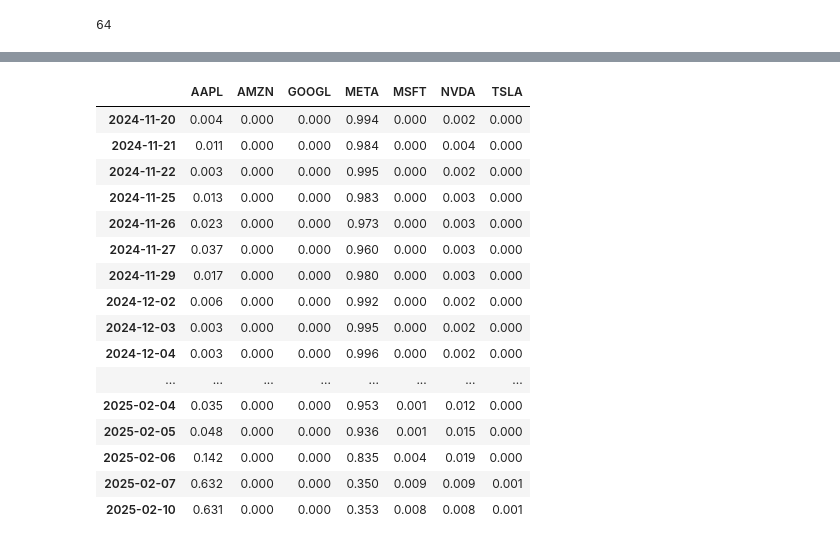
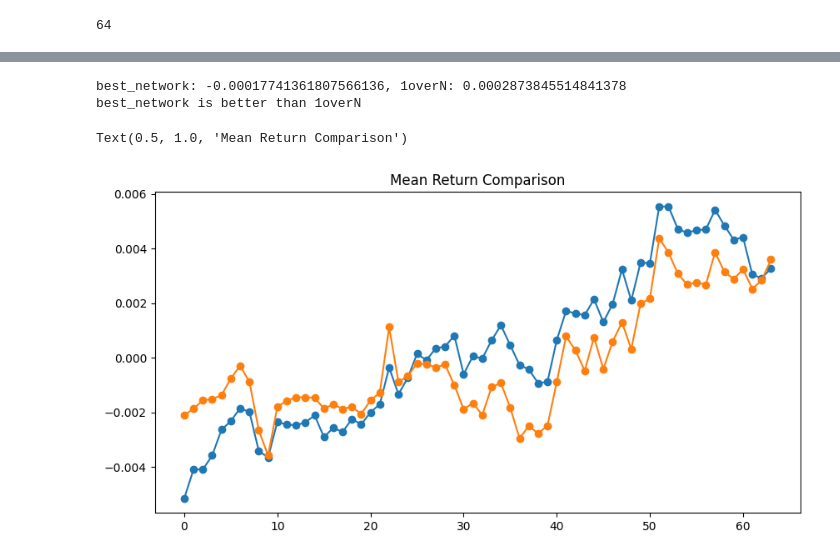
Before and after one commit to zhangmaosen/deep_portfolio, a Jupyter notebook: sft/train_deep_net.ipynb, the cells around one changed output, grey strips where cells are left out. Cells and saved outputs as stored; diff of their text form; code cells hidden in the pictures.

```diff
--- a/sft/train_deep_net.ipynb
+++ b/sft/train_deep_net.ipynb
@@ -705,20 +733,25 @@ plot_weight_heatmap(weight_table,
-# %%
-weight_table.iloc[10:]
-# %% [output]
-|  | AAPL | AMZN | GOOGL | META | MSFT | NVDA | TSLA |
-| 2024-11-20 | 0.004 | 0.000 | 0.000 | 0.994 | 0.000 | 0.002 | 0.000 |
-| 2024-11-21 | 0.011 | 0.000 | 0.000 | 0.984 | 0.000 | 0.004 | 0.000 |
-| 2024-11-22 | 0.003 | 0.000 | 0.000 | 0.995 | 0.000 | 0.002 | 0.000 |
-| 2024-11-25 | 0.013 | 0.000 | 0.000 | 0.983 | 0.000 | 0.003 | 0.000 |
-| 2024-11-26 | 0.023 | 0.000 | 0.000 | 0.973 | 0.000 | 0.003 | 0.000 |
-| 2024-11-27 | 0.037 | 0.000 | 0.000 | 0.960 | 0.000 | 0.003 | 0.000 |
-| 2024-11-29 | 0.017 | 0.000 | 0.000 | 0.980 | 0.000 | 0.003 | 0.000 |
-| 2024-12-02 | 0.006 | 0.000 | 0.000 | 0.992 | 0.000 | 0.002 | 0.000 |
-| 2024-12-03 | 0.003 | 0.000 | 0.000 | 0.995 | 0.000 | 0.002 | 0.000 |
-| 2024-12-04 | 0.003 | 0.000 | 0.000 | 0.996 | 0.000 | 0.002 | 0.000 |
-| ... | ... | ... | ... | ... | ... | ... | ... |
-| 2025-02-04 | 0.035 | 0.000 | 0.000 | 0.953 | 0.001 | 0.012 | 0.000 |
-| 2025-02-05 | 0.048 | 0.000 | 0.000 | 0.936 | 0.001 | 0.015 | 0.000 |
-| 2025-02-06 | 0.142 | 0.000 | 0.000 | 0.835 | 0.004 | 0.019 | 0.000 |
-| 2025-02-07 | 0.632 | 0.000 | 0.000 | 0.350 | 0.009 | 0.009 | 0.001 |
-| 2025-02-10 | 0.631 | 0.000 | 0.000 | 0.353 | 0.008 | 0.008 | 0.001 |
+# %%
+metrics_table = generate_metrics_table(benchmarks,
+                                       test_dataloader,
+                                       metrics,
+                                       device='cpu')
+# %%
+value_1 = metrics_table[(metrics_table['metric'] == 'MeanReturn') & (metrics_table['benchmark'] == '1overN')][['value','timestamp']].sort_values('timestamp')['value']
+value_2 = metrics_table[(metrics_table['metric'] == 'MeanReturn') & (metrics_table['benchmark'] == 'best_network')][['value','timestamp']].sort_values('timestamp')['value']
+print(f'best_network: {value_2.mean()}, 1overN: {value_1.mean()}')
+if value_2.mean() < value_1.mean():
+    print('best_network is better than 1overN')
+else:
+    print('1overN is better than best_network')
+# %% [output]
+best_network: -0.00017741361807566136, 1overN: 0.0002873845514841378
+best_network is better than 1overN
+# %%
+#plot value_1, value_2 in one plot
+plt.figure(figsize=(10, 5))
+plt.plot(value_1.values, label='1OverN Mean Return', marker='o')
+plt.plot(value_2.values, label='Best Network Mean Return', marker='o')
+plt.title('Mean Return Comparison')
+# %% [output]
+Text(0.5, 1.0, 'Mean Return Comparison')
+[figure, added]
```
Also changed, not shown: parts of 16 cells of this notebook, 1 other file.
